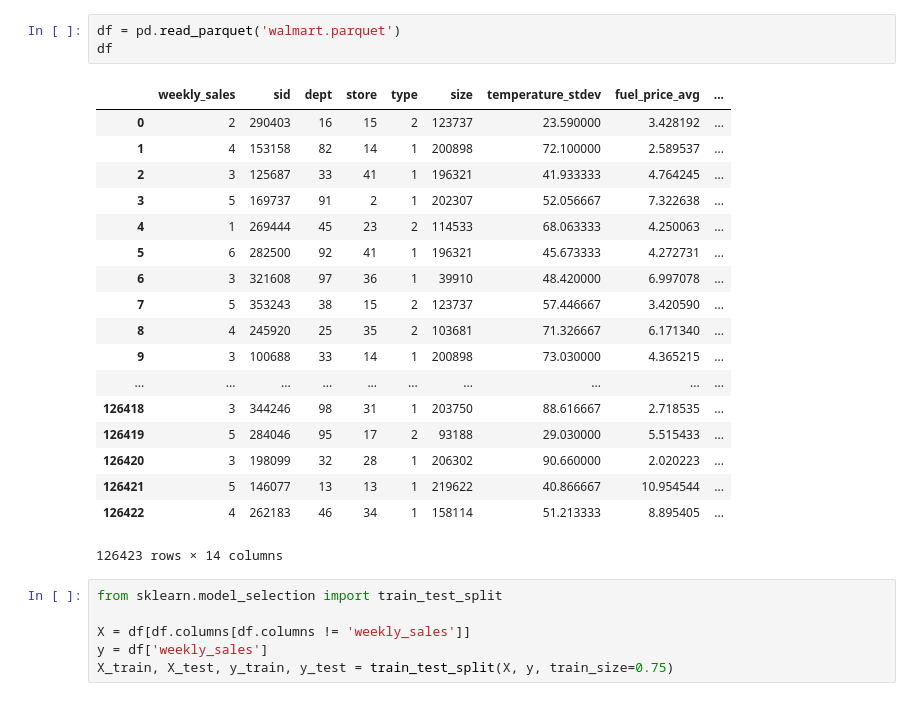
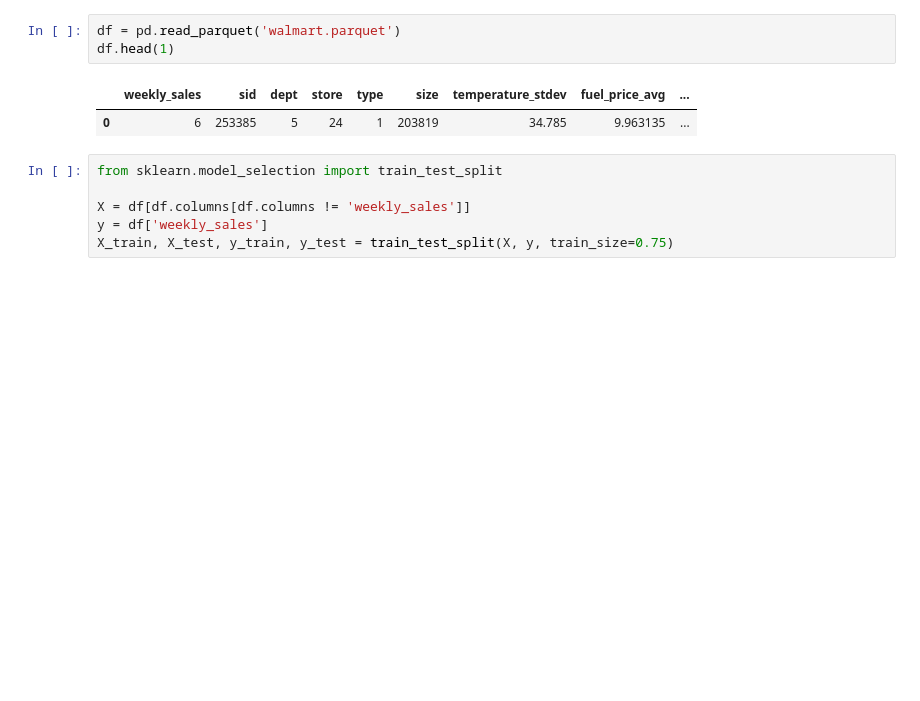
Before and after one commit to maropu/jupyterlab-dockerfile, a Jupyter notebook: examples/hamlet/walmart-decision-tree.ipynb, the cells around one changed output. Cells and saved outputs as stored; diff of their text form; blank space fills up the shorter version.

```diff
--- a/examples/hamlet/walmart-decision-tree.ipynb
+++ b/examples/hamlet/walmart-decision-tree.ipynb
@@ -1,25 +1,9 @@
 # %%
 df = pd.read_parquet('walmart.parquet')
-df
+df.head(1)
 # %% [output]
 |  | weekly_sales | sid | dept | store | type | size | temperature_stdev | fuel_price_avg | ... |
-| 0 | 2 | 290403 | 16 | 15 | 2 | 123737 | 23.590000 | 3.428192 | ... |
-| 1 | 4 | 153158 | 82 | 14 | 1 | 200898 | 72.100000 | 2.589537 | ... |
-| 2 | 3 | 125687 | 33 | 41 | 1 | 196321 | 41.933333 | 4.764245 | ... |
-| 3 | 5 | 169737 | 91 | 2 | 1 | 202307 | 52.056667 | 7.322638 | ... |
-| 4 | 1 | 269444 | 45 | 23 | 2 | 114533 | 68.063333 | 4.250063 | ... |
-| 5 | 6 | 282500 | 92 | 41 | 1 | 196321 | 45.673333 | 4.272731 | ... |
-| 6 | 3 | 321608 | 97 | 36 | 1 | 39910 | 48.420000 | 6.997078 | ... |
-| 7 | 5 | 353243 | 38 | 15 | 2 | 123737 | 57.446667 | 3.420590 | ... |
-| 8 | 4 | 245920 | 25 | 35 | 2 | 103681 | 71.326667 | 6.171340 | ... |
-| 9 | 3 | 100688 | 33 | 14 | 1 | 200898 | 73.030000 | 4.365215 | ... |
-| ... | ... | ... | ... | ... | ... | ... | ... | ... | ... |
-| 126418 | 3 | 344246 | 98 | 31 | 1 | 203750 | 88.616667 | 2.718535 | ... |
-| 126419 | 5 | 284046 | 95 | 17 | 2 | 93188 | 29.030000 | 5.515433 | ... |
-| 126420 | 3 | 198099 | 32 | 28 | 1 | 206302 | 90.660000 | 2.020223 | ... |
-| 126421 | 5 | 146077 | 13 | 13 | 1 | 219622 | 40.866667 | 10.954544 | ... |
-| 126422 | 4 | 262183 | 46 | 34 | 1 | 158114 | 51.213333 | 8.895405 | ... |
+| 0 | 6 | 253385 | 5 | 24 | 1 | 203819 | 34.785 | 9.963135 | ... |
-126423 rows × 14 columns
 # %%
 from sklearn.model_selection import train_test_split
 
```
